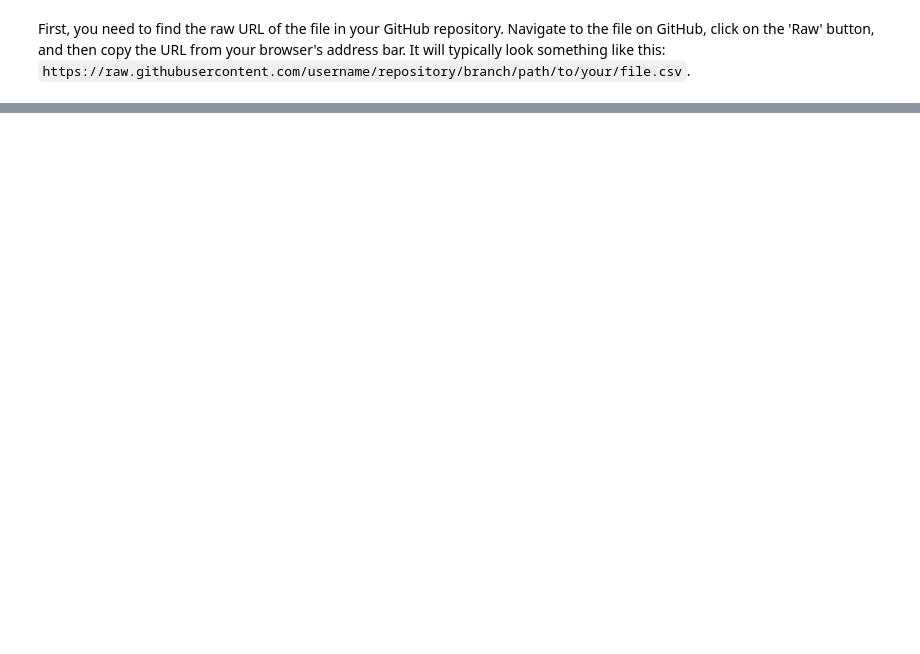
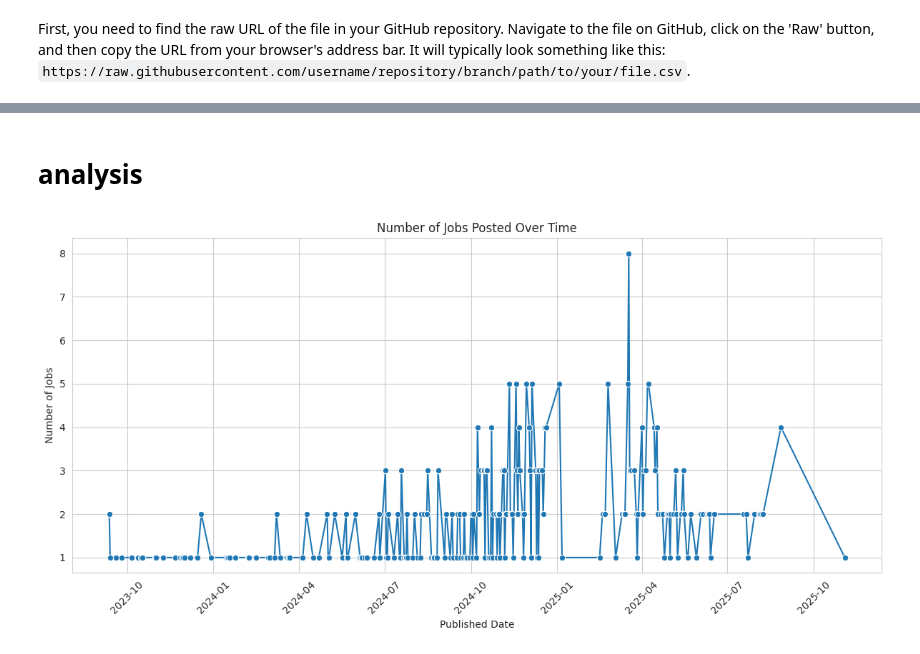
Before and after one commit to DataRobot333/ScrapDataAnalystSite, a Jupyter notebook: DataAnalystJobDA.ipynb, the cells around one changed output, grey strips where cells are left out. Cells and saved outputs as stored; diff of their text form; code cells hidden in the pictures; blank space fills up the shorter version.

```diff
--- a/DataAnalystJobDA.ipynb
+++ b/DataAnalystJobDA.ipynb
@@ -25,0 +80,9 @@ Make sure to replace the placeholder URL `https://raw.githubusercontent.com/plot
+# %%
+# Split the 'Salary' column by '-' to get two parts
+salary_parts = df['Salary'].str.split(' - ', expand=True)
+
+# Clean and convert 'start_salary'
+df['min_salary'] = salary_parts[0].str.replace('$', '', regex=False).str.replace(',', '', regex=False).astype(int)
+
+# Clean and convert 'end_salary'
+df['max_salary'] = salary_parts[1].str.replace('$', '', regex=False).str.replace(',', '', regex=False).astype(int)
@@ -25,0 +96,3 @@ Make sure to replace the placeholder URL `https://raw.githubusercontent.com/plot
+# %%
+df.drop('Salary', axis = 1, inplace = True)
+df.head(1)
@@ -25,0 +113,2 @@ Make sure to replace the placeholder URL `https://raw.githubusercontent.com/plot
+# %%
+df['Experience'] = df['Experience'].str.replace(' years', '', regex=False)
@@ -25,0 +157,4 @@ Make sure to replace the placeholder URL `https://raw.githubusercontent.com/plot
+# %%
+# Convert 'Published Date' column to datetime objects
+df['Published Date'] = pd.to_datetime(df['Published Date'])
+df.head(1)
@@ -25,0 +186,23 @@ Make sure to replace the placeholder URL `https://raw.githubusercontent.com/plot
+# %% [markdown]
+# analysis
+# %%
+import matplotlib.pyplot as plt
+import seaborn as sns
+
+# Group by 'Published Date' and count the number of jobs for each date
+jobs_over_time = df.groupby('Published Date').size().reset_index(name='Number of Jobs')
+
+# Set the aesthetic style of the plots
+sns.set_style("whitegrid")
+
+# Create the line plot
+plt.figure(figsize=(12, 6))
+sns.lineplot(x='Published Date', y='Number of Jobs', data=jobs_over_time, marker='o')
+plt.title('Number of Jobs Posted Over Time')
+plt.xlabel('Published Date')
+plt.ylabel('Number of Jobs')
+plt.xticks(rotation=45) # Rotate x-axis labels for better readability
+plt.tight_layout()
+plt.show()
+# %% [output]
+[figure, added]
```
Also changed, not shown: parts of 23 cells of this notebook.
